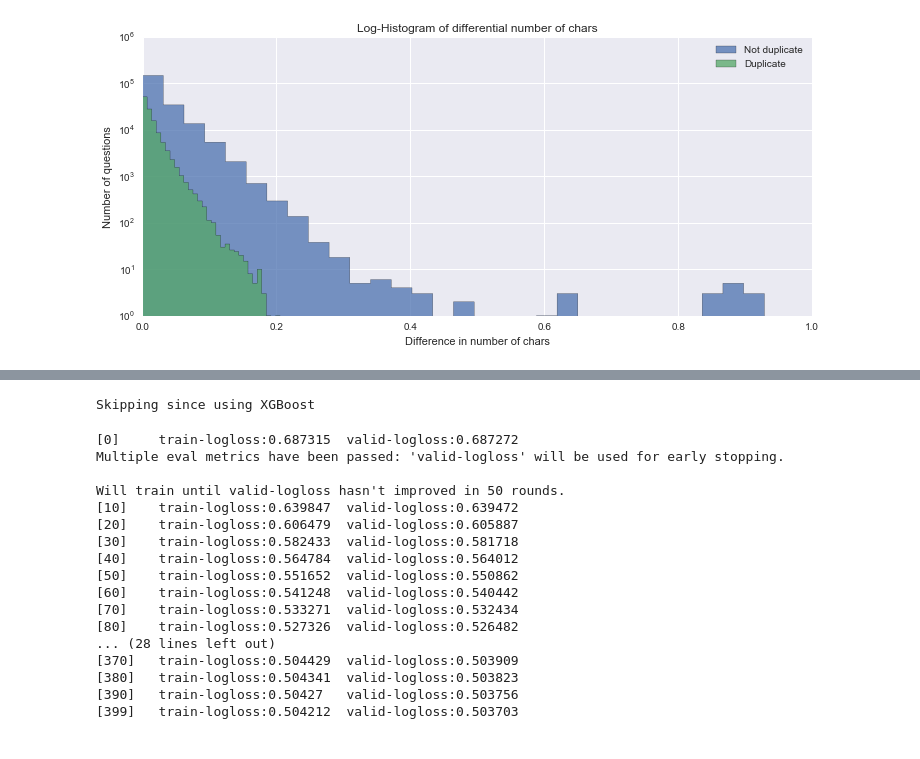
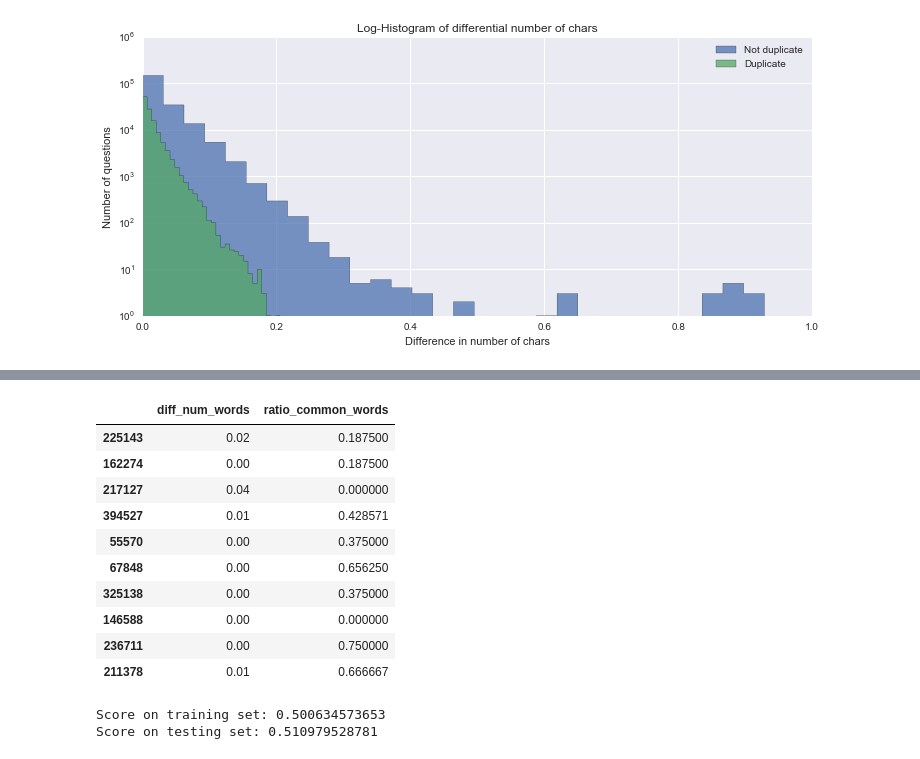
Before and after one commit to adammalpass/quora_duplicates, a Jupyter notebook: quora_duplicates.ipynb, the cells around one changed output, grey strips where cells are left out. Cells and saved outputs as stored; diff of their text form; code cells hidden in the pictures.

Commit message:
Add training score as well as testing score to check for overfitting.

```diff
--- a/quora_duplicates.ipynb
+++ b/quora_duplicates.ipynb
@@ -6,7 +6,7 @@
 # 3 = Random Forest
 # 4 = XGBoost
 
-algorithm_choice = 4
+algorithm_choice = 3
 
 #Check a valid choice of algorithm has been made
 assert algorithm_choice in [0,1,2,3,4]
@@ -488,15 +496,31 @@ Skipping since using XGBoost
 # %%
 if algorithm_choice != 4: #calculate test predictions (in case of any algorithms except XGBoost)
-    print features_raw["question1"][3411], features_raw["question2"][3411]
     display(X_test.head(10))
-    preds = reg.predict(X_test)
-    display(preds[:10])
+    preds_train = reg.predict(X_train)
+    preds_test = reg.predict(X_test)
+    #display(preds_train[:10])
 
-    print performance_metric(y_test, preds)
+    score_train = performance_metric(y_train, preds_train)
+    score_test = performance_metric(y_test, preds_test)
+
+    print "Score on training set:", score_train
+    print "Score on testing set:", score_test
 else:
     print "Skipping since using XGBoost"
 # %% [output]
+|  | diff_num_words | ratio_common_words |
+| 225143 | 0.02 | 0.187500 |
+| 162274 | 0.00 | 0.187500 |
+| 217127 | 0.04 | 0.000000 |
+| 394527 | 0.01 | 0.428571 |
+| 55570 | 0.00 | 0.375000 |
+| 67848 | 0.00 | 0.656250 |
+| 325138 | 0.00 | 0.375000 |
+| 146588 | 0.00 | 0.000000 |
+| 236711 | 0.00 | 0.750000 |
+| 211378 | 0.01 | 0.666667 |
-Skipping since using XGBoost
+Score on training set: 0.500634573653
+Score on testing set: 0.510979528781
 # %%
 import xgboost as xgb
 
@@ -518,24 +542,6 @@ if algorithm_choice == 4: #XGBoost
 
 else:
     print "Skipping since not using XGBoost"
-# %% [output]
-[0]     train-logloss:0.687315  valid-logloss:0.687272
-Multiple eval metrics have been passed: 'valid-logloss' will be used for early stopping.
-
-Will train until valid-logloss hasn't improved in 50 rounds.
-[10]    train-logloss:0.639847  valid-logloss:0.639472
-[20]    train-logloss:0.606479  valid-logloss:0.605887
-[30]    train-logloss:0.582433  valid-logloss:0.581718
-[40]    train-logloss:0.564784  valid-logloss:0.564012
-[50]    train-logloss:0.551652  valid-logloss:0.550862
-[60]    train-logloss:0.541248  valid-logloss:0.540442
-[70]    train-logloss:0.533271  valid-logloss:0.532434
-[80]    train-logloss:0.527326  valid-logloss:0.526482
-... (28 lines left out)
-[370]   train-logloss:0.504429  valid-logloss:0.503909
-[380]   train-logloss:0.504341  valid-logloss:0.503823
-[390]   train-logloss:0.50427   valid-logloss:0.503756
-[399]   train-logloss:0.504212  valid-logloss:0.503703
 # %%
 #Load the competition testing data set
 
```
Also changed, not shown: parts of 12 cells of this notebook.
